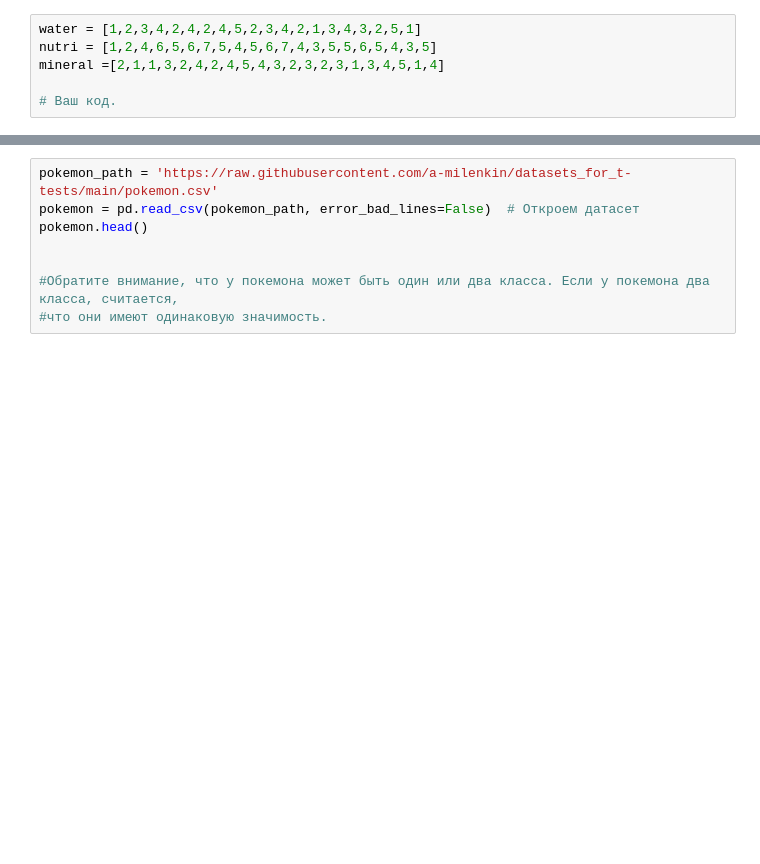
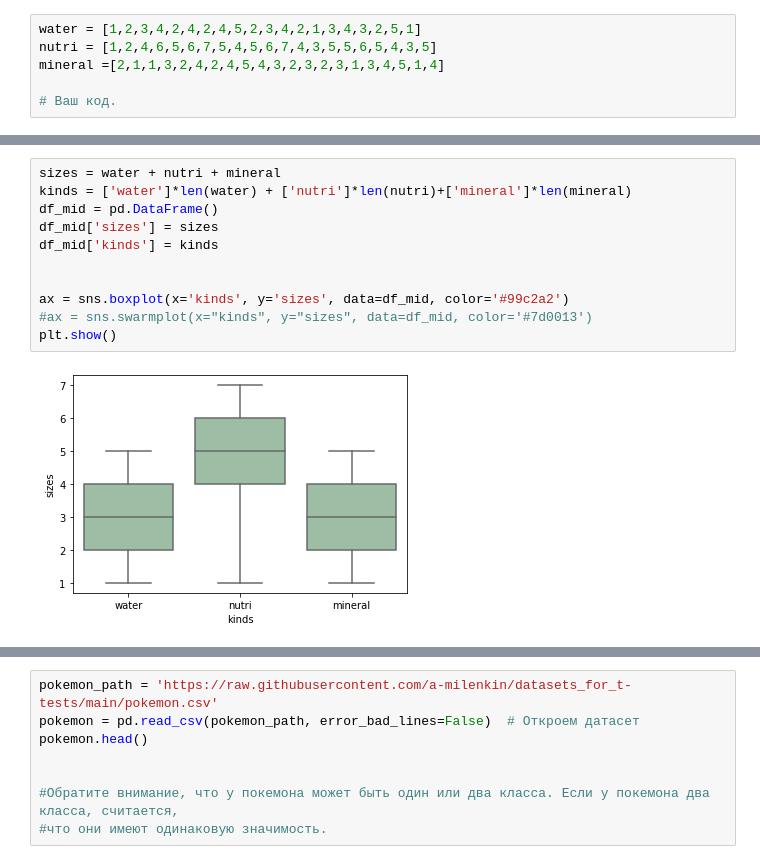
Before and after one commit to WNick-main/netology, a Jupyter notebook: HW-20.ipynb, the cells around one changed output, grey strips where cells are left out. Saved outputs shown, nothing was run; the diff lists cells and outputs as text; blank space fills up the shorter version.

```diff
--- a/HW-20.ipynb
+++ b/HW-20.ipynb
@@ -214,3 +175,16 @@ import scipy.stats as stats
+# %%
+sizes = water + nutri + mineral
+kinds = ['water']*len(water) + ['nutri']*len(nutri)+['mineral']*len(mineral)
+df_mid = pd.DataFrame()
+df_mid['sizes'] = sizes
+df_mid['kinds'] = kinds
+
+
+ax = sns.boxplot(x='kinds', y='sizes', data=df_mid, color='#99c2a2')
+#ax = sns.swarmplot(x="kinds", y="sizes", data=df_mid, color='#7d0013')
+plt.show()
+# %% [output]
+[figure, added]
 # %% [markdown]
 # Покемоны и AB-тестирование
 (реальный кейс собеседования на позицию Аналитика).
```
Also changed, not shown: parts of 32 cells of this notebook, 1 other file.
